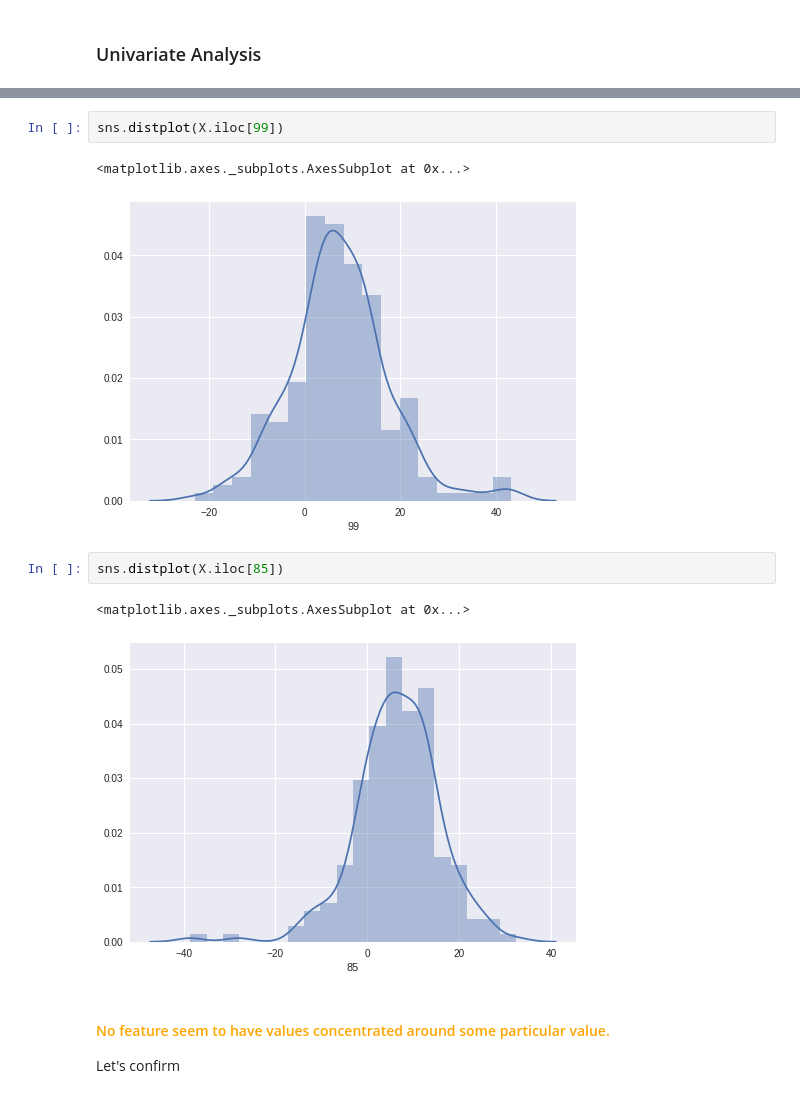
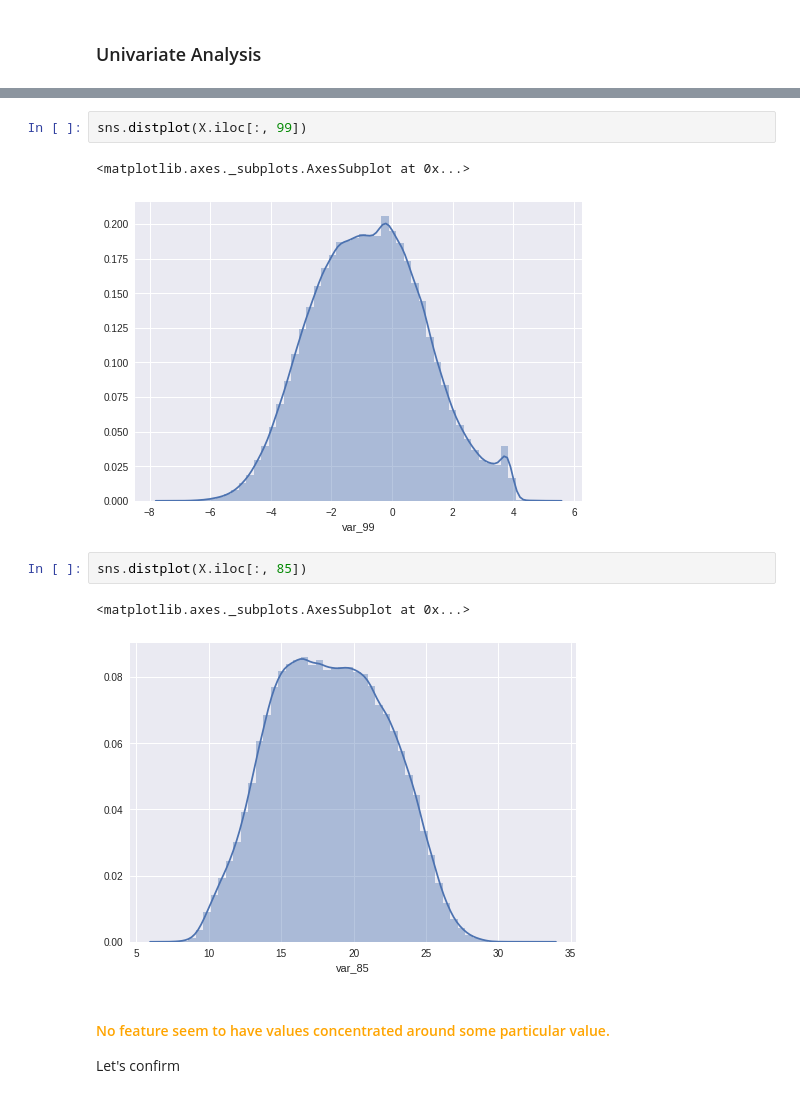
Before and after one commit to krishnakrmahto/Santander_Customer_Transaction_Prediction, a Jupyter notebook: solution.ipynb, the cells around one changed output, grey strips where cells are left out. Saved outputs shown, nothing was run; the diff lists cells and outputs as text.

```diff
--- a/solution.ipynb
+++ b/solution.ipynb
@@ -158,13 +118,13 @@ sns.distplot(X.iloc[42])
 # %%
-sns.distplot(X.iloc[99])
+sns.distplot(X.iloc[:, 99])
 # %% [output]
 <matplotlib.axes._subplots.AxesSubplot at 0x...>
-[figure, old version]
+[figure, new version]
 # %%
-sns.distplot(X.iloc[85])
+sns.distplot(X.iloc[:, 85])
 # %% [output]
 <matplotlib.axes._subplots.AxesSubplot at 0x...>
-[figure, old version]
+[figure, new version]
 # %% [markdown]
 #### <font color='orange'>No feature seem to have values concentrated around some particular value.</font>
 Let's confirm
```
Also changed, not shown: parts of 59 cells of this notebook.
